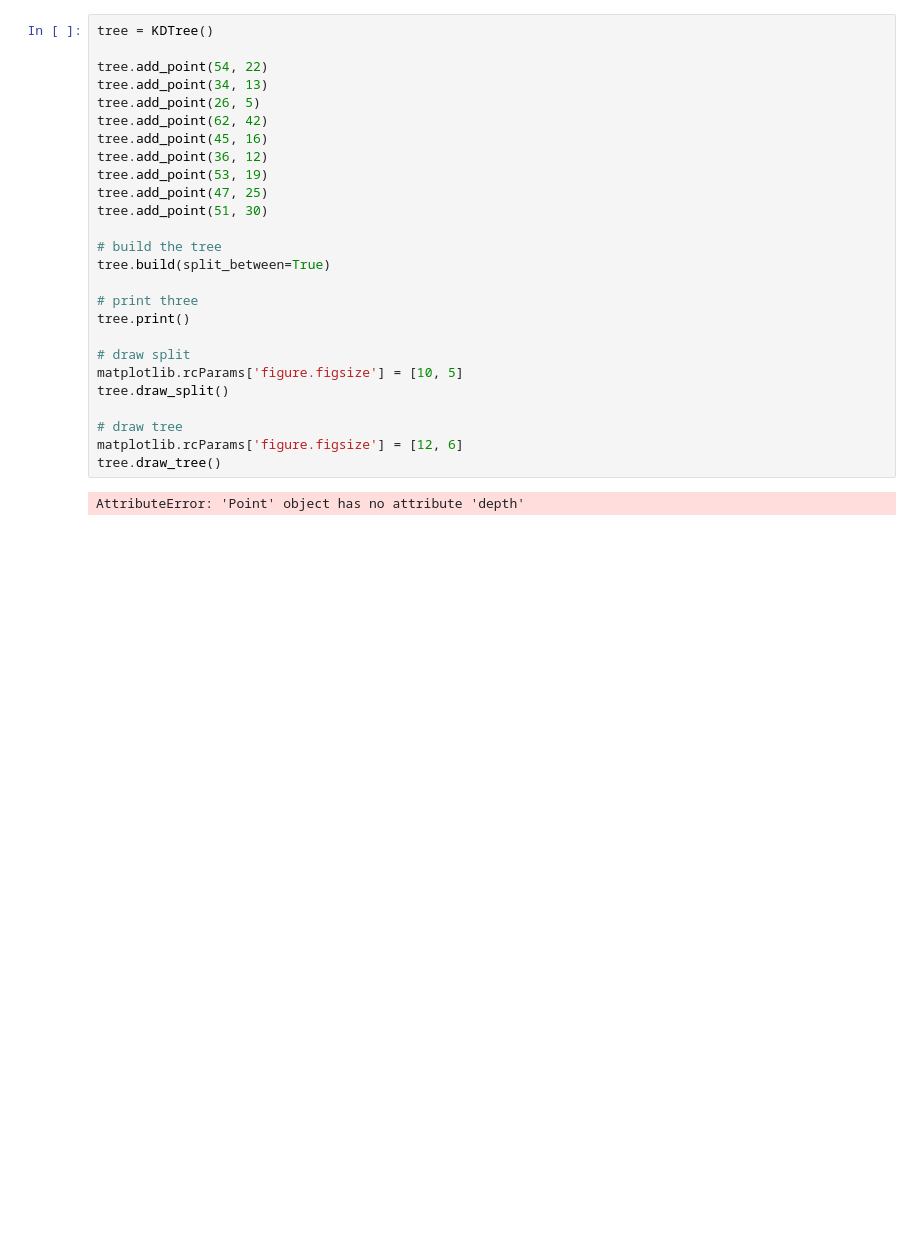
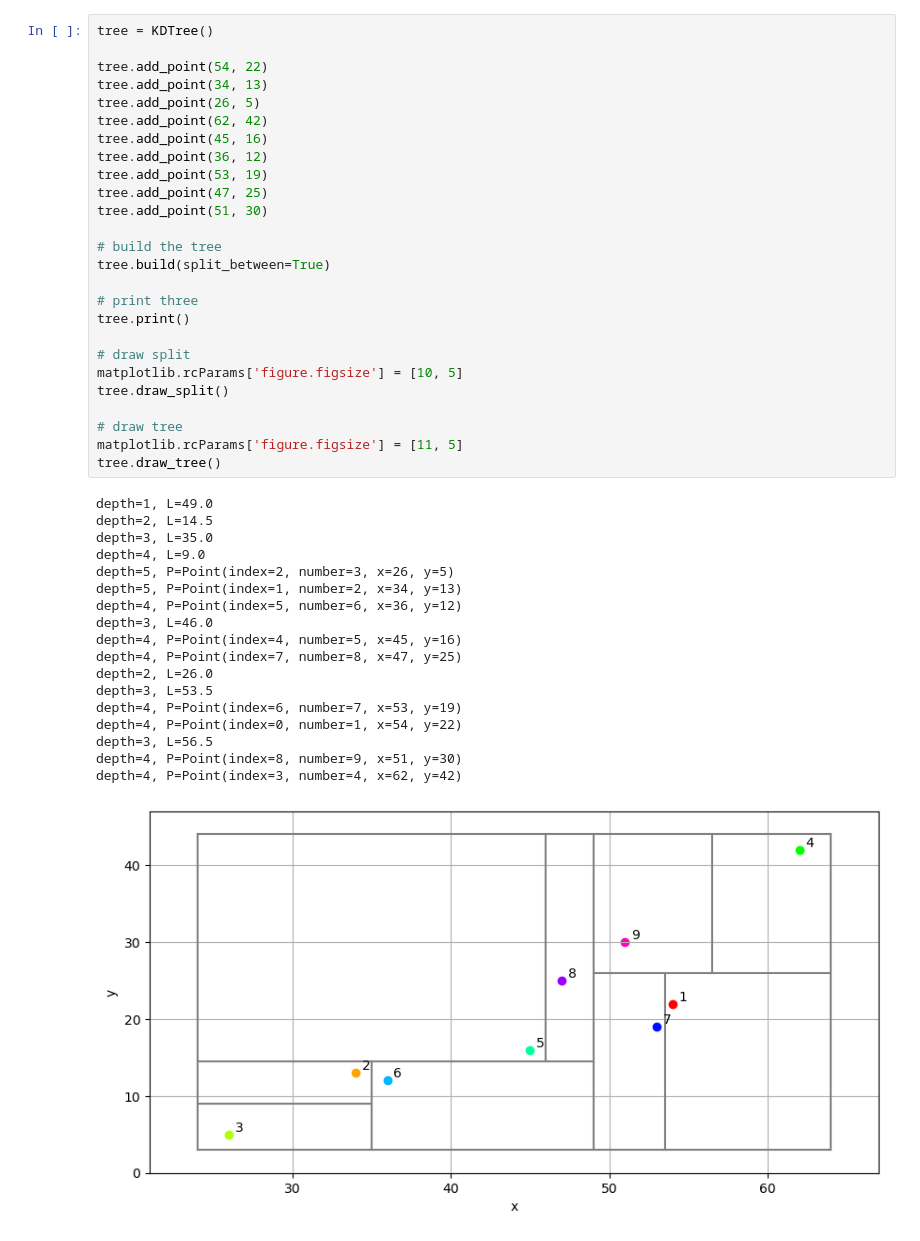
Before and after one commit to thejoggeli/mse_algorithms, a Jupyter notebook: kdtree/kd.ipynb, the cells around one changed output. Saved outputs shown, nothing was run; the diff lists cells and outputs as text; blank space fills up the shorter version.

```diff
--- a/kdtree/kd.ipynb
+++ b/kdtree/kd.ipynb
@@ -9,28 +12,45 @@ from MyKDTree import KDTree
 # %%
 tree = KDTree()
 
 tree.add_point(54, 22)
 tree.add_point(34, 13)
 tree.add_point(26, 5)
 tree.add_point(62, 42)
 tree.add_point(45, 16)
 tree.add_point(36, 12)
 tree.add_point(53, 19)
 tree.add_point(47, 25)
 tree.add_point(51, 30)
 
 # build the tree
 tree.build(split_between=True)
 
 # print three
 tree.print()
 
 # draw split
 matplotlib.rcParams['figure.figsize'] = [10, 5]
 tree.draw_split()
 
 # draw tree
-matplotlib.rcParams['figure.figsize'] = [12, 6]
+matplotlib.rcParams['figure.figsize'] = [11, 5]
 tree.draw_tree()
 # %% [output]
-AttributeError: 'Point' object has no attribute 'depth'
+depth=1, L=49.0
+depth=2, L=14.5
+depth=3, L=35.0
+depth=4, L=9.0
+depth=5, P=Point(index=2, number=3, x=26, y=5)
+depth=5, P=Point(index=1, number=2, x=34, y=13)
+depth=4, P=Point(index=5, number=6, x=36, y=12)
+depth=3, L=46.0
+depth=4, P=Point(index=4, number=5, x=45, y=16)
+depth=4, P=Point(index=7, number=8, x=47, y=25)
+depth=2, L=26.0
+depth=3, L=53.5
+depth=4, P=Point(index=6, number=7, x=53, y=19)
+depth=4, P=Point(index=0, number=1, x=54, y=22)
+depth=3, L=56.5
+depth=4, P=Point(index=8, number=9, x=51, y=30)
+depth=4, P=Point(index=3, number=4, x=62, y=42)
+[figure, added]
```
Also changed, not shown: parts of 2 cells of this notebook, 7 other files.
